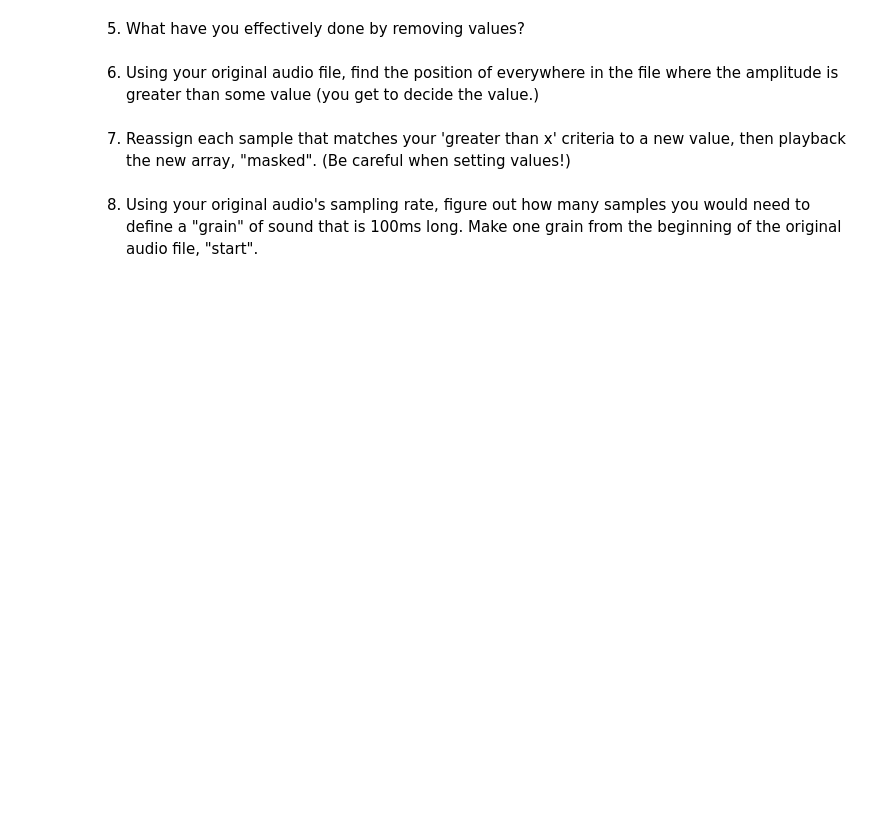
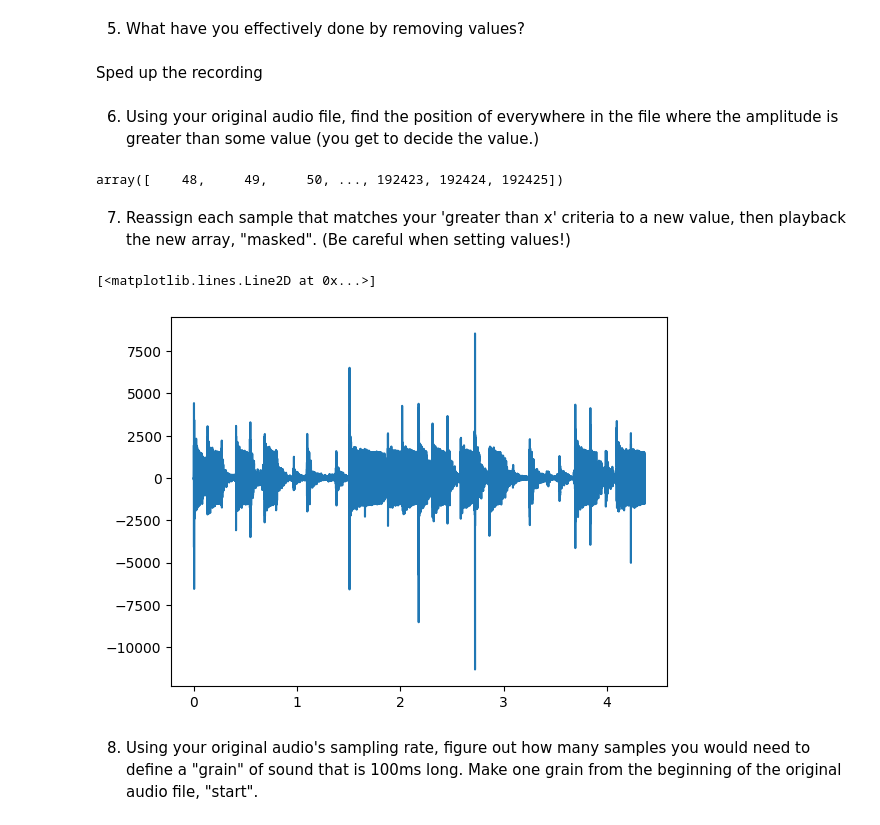
Before and after one commit to jwesterstahl/AudioTechII, a Jupyter notebook: Activities/Activity1_numpyPlayingSound.ipynb, the cells around one changed output. Cells and saved outputs as stored; diff of their text form; code cells hidden in the pictures; blank space fills up the shorter version.

```diff
--- a/Activities/Activity1_numpyPlayingSound.ipynb
+++ b/Activities/Activity1_numpyPlayingSound.ipynb
@@ -70,9 +76,37 @@ skipped =
 # %% [markdown]
 5) What have you effectively done by removing values?
+# %% [markdown]
+Sped up the recording
 # %% [markdown]
 6) Using your original audio file, find the position of everywhere in the file where the amplitude is greater than some value (you get to decide the value.)
+# %%
+keep = np.array([], dtype=int)
+counter = 0
+
+for samp in x:
+    counter += 1
+    if samp > 1500 or samp < -1500:
+        keep = np.concatenate((keep, np.array([counter])))
+
+keep
+# %% [output]
+array([    48,     49,     50, ..., 192423, 192424, 192425])
 # %% [markdown]
 7) Reassign each sample that matches your 'greater than x' criteria to a new value, then playback the new array, "masked". (Be careful when setting values!)
+# %%
+maskedArr = np.array([], dtype=int)
+
+for i, samp in enumerate(x):
+    if i in keep:
+        maskedArr = np.concatenate((maskedArr, np.array([0])))
+    else:
+        maskedArr = np.concatenate((maskedArr, np.array([samp])))
+
+
+plt.plot(t, maskedArr)
+# %% [output]
+[<matplotlib.lines.Line2D at 0x...>]
+[figure, added]
 # %% [markdown]
 8) Using your original audio's sampling rate, figure out how many samples you would need to define a "grain" of sound that is 100ms long. Make one grain from the beginning of the original audio file, "start".
 # %%
```
Also changed, not shown: parts of 7 cells of this notebook, 1 other file.
